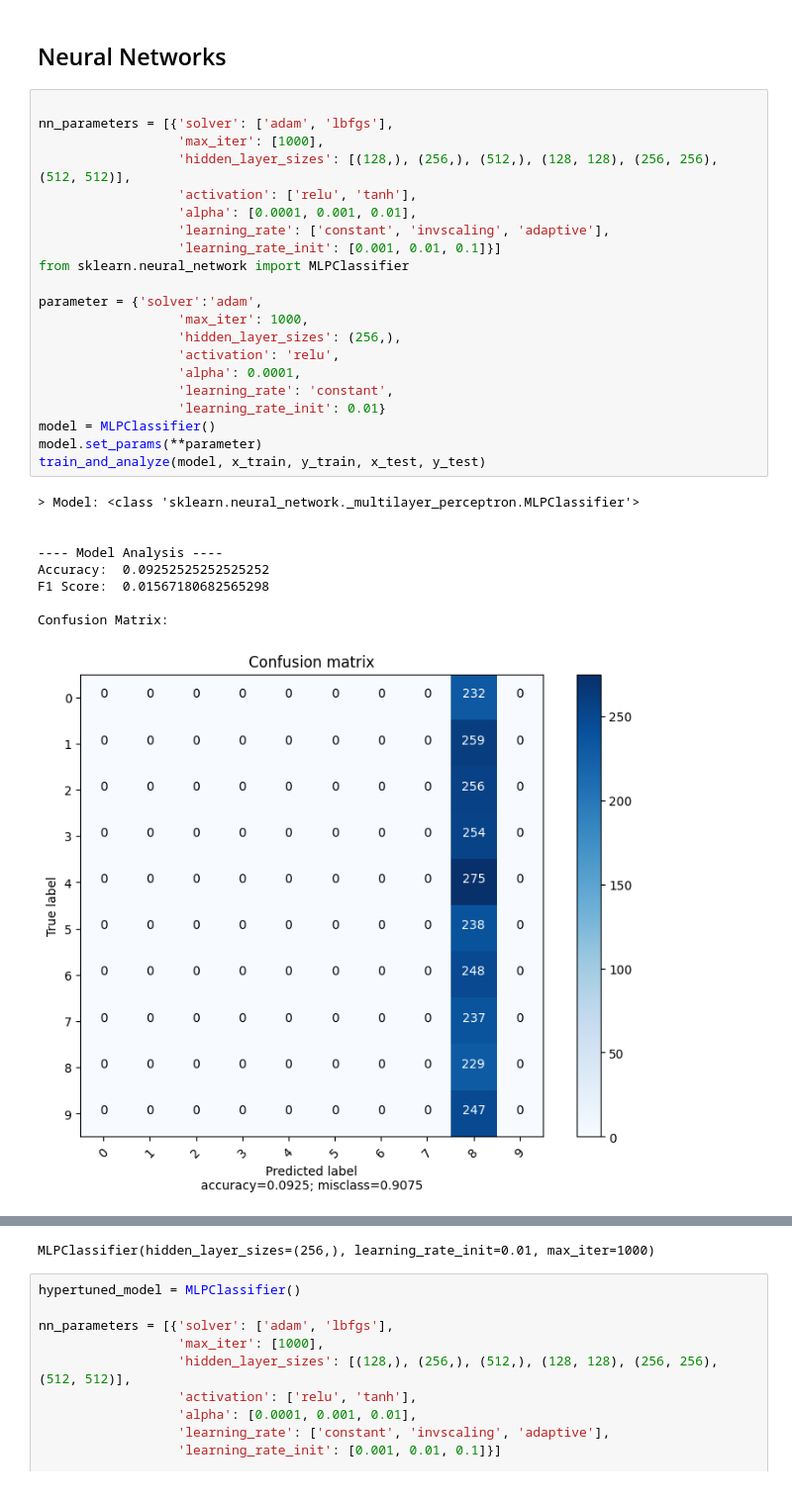
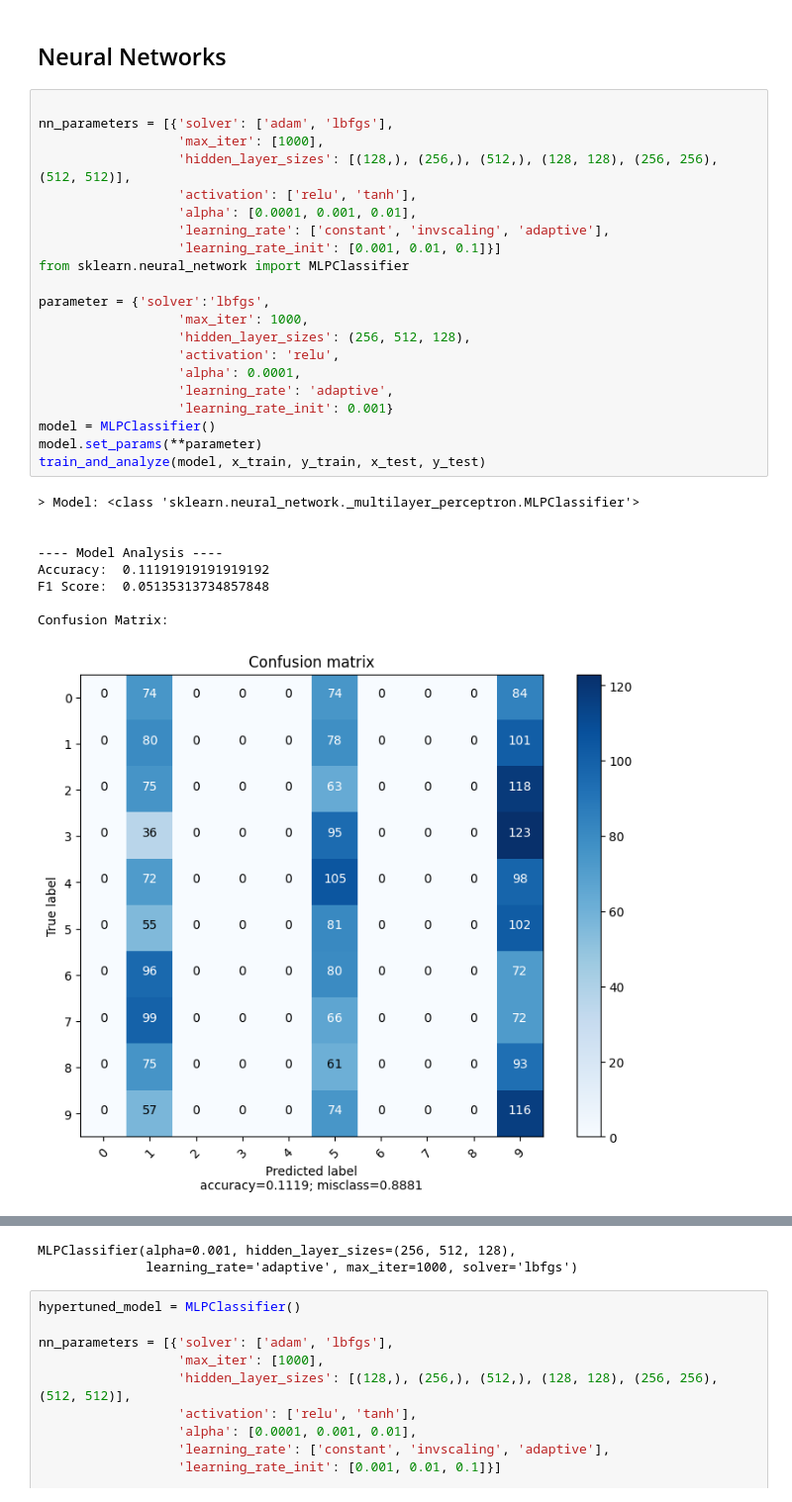
Before and after one commit to hc-sousa/sign-language-digits, a Jupyter notebook: src/augmented-dataset.ipynb, the cells around one changed output, grey strips where cells are left out. Shown at 99% size. Saved outputs shown, nothing was run; the diff lists cells and outputs as text.

```diff
--- a/src/augmented-dataset.ipynb
+++ b/src/augmented-dataset.ipynb
@@ -655,34 +642,34 @@ NameError: name 'kfold' is not defined
 # %%
 
 nn_parameters = [{'solver': ['adam', 'lbfgs'],
                   'max_iter': [1000],
                   'hidden_layer_sizes': [(128,), (256,), (512,), (128, 128), (256, 256), (512, 512)],
                   'activation': ['relu', 'tanh'],
                   'alpha': [0.0001, 0.001, 0.01],
                   'learning_rate': ['constant', 'invscaling', 'adaptive'],
                   'learning_rate_init': [0.001, 0.01, 0.1]}]
 from sklearn.neural_network import MLPClassifier
 
-parameter = {'solver':'adam',
+parameter = {'solver':'lbfgs',
                   'max_iter': 1000,
-                  'hidden_layer_sizes': (256,),
+                  'hidden_layer_sizes': (256, 512, 128),
                   'activation': 'relu',
                   'alpha': 0.0001,
-                  'learning_rate': 'constant',
-                  'learning_rate_init': 0.01}
+                  'learning_rate': 'adaptive',
+                  'learning_rate_init': 0.001}
 model = MLPClassifier()
 model.set_params(**parameter)
 train_and_analyze(model, x_train, y_train, x_test, y_test)
 # %% [output]
 > Model: <class 'sklearn.neural_network._multilayer_perceptron.MLPClassifier'>
 
 
 ---- Model Analysis ----
-Accuracy:  0.09252525252525252
-F1 Score:  0.01567180682565298
+Accuracy:  0.11191919191919192
+F1 Score:  0.05135313734857848
 
 Confusion Matrix:
-[figure, old version]
+[figure, new version]
 ---- Classification Report ----
               precision    recall  f1-score   support
 
@@ -703,4 +690,5 @@ weighted avg       0.01      0.09      0.02      2475
-MLPClassifier(hidden_layer_sizes=(256,), learning_rate_init=0.01, max_iter=1000)
+MLPClassifier(alpha=0.001, hidden_layer_sizes=(256, 512, 128),
+              learning_rate='adaptive', max_iter=1000, solver='lbfgs')
 # %%
 hypertuned_model = MLPClassifier()
 
```
Also changed, not shown: parts of 6 cells of this notebook.
